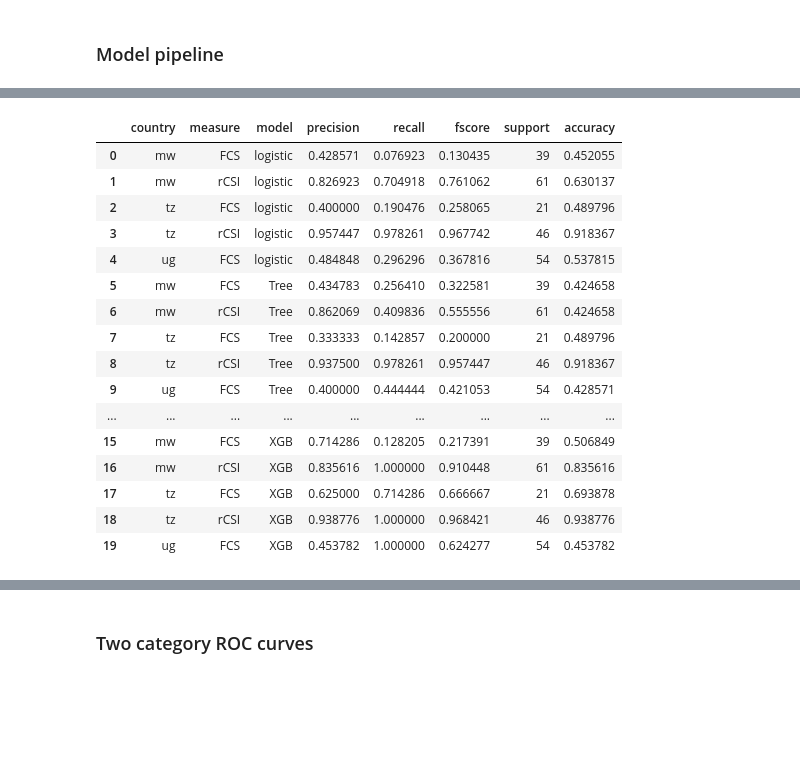
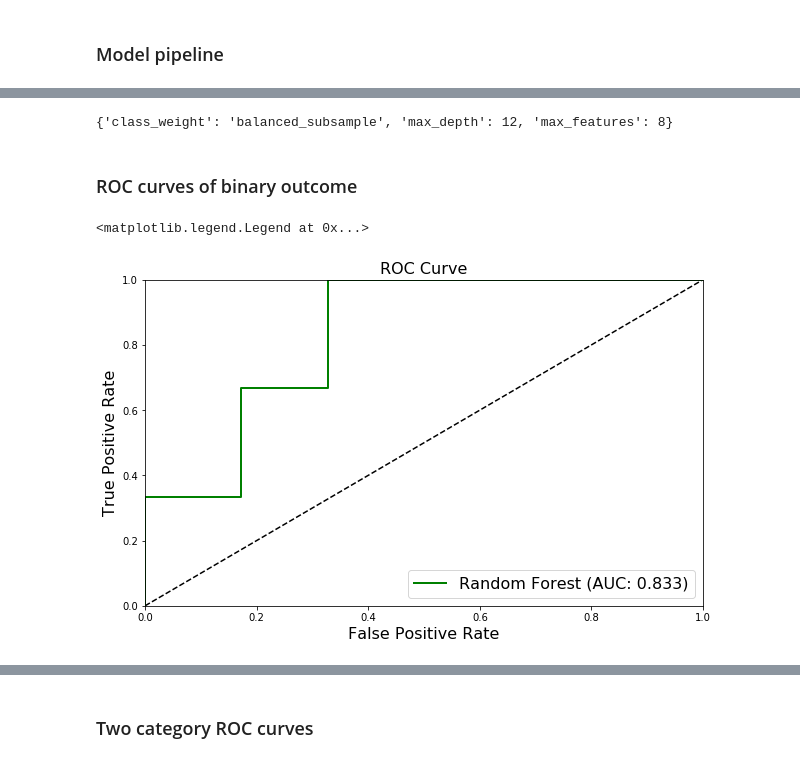
Before and after one commit to zhou100/FoodSecurityPrediction, a Jupyter notebook: feature_engineering.ipynb, the cells around one changed output, grey strips where cells are left out. Cells and saved outputs as stored; diff of their text form; code cells hidden in the pictures; blank space fills up the shorter version.

```diff
--- a/feature_engineering.ipynb
+++ b/feature_engineering.ipynb
@@ -45,6 +51,7 @@ from sklearn.metrics import accuracy_score
 url_mw = 'https://raw.githubusercontent.com/zhou100/FoodSecurityPrediction/master/data/clean/dataset/mw_dataset_cluster.csv'
 mw_village = pd.read_csv(url_mw)
 mw_village = mw_village.drop(['yearmon','FNID','lat_modified','lon_modified'],axis=1)
+#mw_village = mw_village.drop(['yearmon','FNID'],axis=1)
 
 
 # Tanzania Data
@@ -59,17 +66,17 @@ ug_village = pd.read_csv(url_ug)
 ug_village = ug_village.replace([np.inf, -np.inf], np.nan)
 
 # Malawi household Data
-url_mw_hh = 'https://raw.githubusercontent.com/zhou100/FoodSecurityPrediction/master/data/clean/household/mw_hh_aggregate.csv'
+url_mw_hh = 'https://raw.githubusercontent.com/zhou100/FoodSecurityPrediction/master/data/clean/dataset/mw_dataset_hh.csv'
 mw_hh = pd.read_csv(url_mw_hh)
 
 
 # Tanzania household Data
-url_tz_hh = 'https://raw.githubusercontent.com/zhou100/FoodSecurityPrediction/master/data/clean/household/tz_hh_aggregate.csv'
+url_tz_hh = 'https://raw.githubusercontent.com/zhou100/FoodSecurityPrediction/master/data/clean/dataset/tz_dataset_hh.csv'
 tz_hh = pd.read_csv(url_tz_hh)
 tz_hh=tz_hh.rename(index=str, columns={"clusterid": "ea_id"})
 
 # Uganda household Data
-url_ug_hh = 'https://raw.githubusercontent.com/zhou100/FoodSecurityPrediction/master/data/clean/household/ug_hh_aggregate.csv'
+url_ug_hh = 'https://raw.githubusercontent.com/zhou100/FoodSecurityPrediction/master/data/clean/dataset/ug_dataset_hh.csv'
 ug_hh = pd.read_csv(url_ug_hh)
 ug_hh = ug_hh[["HHID","FCS","FS_month","FS_year","ea_id"]]
 
@@ -82,6 +89,8 @@ print(mw_village.isnull().values.any())
 
 # check for any missing values (should return false)
 print(ug_hh.isnull().values.any())
+print(mw_hh.isnull().values.any())
+print(tz_hh.isnull().values.any())
 # %% [output]
 False
 False
@@ -693,20 +433,0 @@ Fitting 3 folds for each of 30 candidates, totalling 90 fits
-# %%
-third_category_mid
-# %% [output]
-|  | country | measure | model | precision | recall | fscore | support | accuracy |
-| 0 | mw | FCS | logistic | 0.428571 | 0.076923 | 0.130435 | 39 | 0.452055 |
-| 1 | mw | rCSI | logistic | 0.826923 | 0.704918 | 0.761062 | 61 | 0.630137 |
-| 2 | tz | FCS | logistic | 0.400000 | 0.190476 | 0.258065 | 21 | 0.489796 |
-| 3 | tz | rCSI | logistic | 0.957447 | 0.978261 | 0.967742 | 46 | 0.918367 |
-| 4 | ug | FCS | logistic | 0.484848 | 0.296296 | 0.367816 | 54 | 0.537815 |
-| 5 | mw | FCS | Tree | 0.434783 | 0.256410 | 0.322581 | 39 | 0.424658 |
-| 6 | mw | rCSI | Tree | 0.862069 | 0.409836 | 0.555556 | 61 | 0.424658 |
-| 7 | tz | FCS | Tree | 0.333333 | 0.142857 | 0.200000 | 21 | 0.489796 |
-| 8 | tz | rCSI | Tree | 0.937500 | 0.978261 | 0.957447 | 46 | 0.918367 |
-| 9 | ug | FCS | Tree | 0.400000 | 0.444444 | 0.421053 | 54 | 0.428571 |
-| ... | ... | ... | ... | ... | ... | ... | ... | ... |
-| 15 | mw | FCS | XGB | 0.714286 | 0.128205 | 0.217391 | 39 | 0.506849 |
-| 16 | mw | rCSI | XGB | 0.835616 | 1.000000 | 0.910448 | 61 | 0.835616 |
-| 17 | tz | FCS | XGB | 0.625000 | 0.714286 | 0.666667 | 21 | 0.693878 |
-| 18 | tz | rCSI | XGB | 0.938776 | 1.000000 | 0.968421 | 46 | 0.938776 |
-| 19 | ug | FCS | XGB | 0.453782 | 1.000000 | 0.624277 | 54 | 0.453782 |
@@ -712,0 +476,30 @@ third_category_mid
+# %%
+measure = 'rCSI'
+cut = 'bad'
+category = measure+'_binary_'+cut
+
+df_test,df_train = year_split("mw", mw_village)
+X_train,X_test,y_train_category,y_test_category,y_train_percent,y_test_percent = separate_y("mw",df_test,df_train)
+
+# baseline
+y_prob,y_test  = rfCLF(X_train,y_train_category[category],X_test,y_test_category[category],prob=True)
+tpr_rf,fpr_rf,auc_rf = get_roc(y_prob,y_test)
+# %% [output]
+{'class_weight': 'balanced_subsample', 'max_depth': 12, 'max_features': 8}
+# %% [markdown]
+### ROC curves of binary outcome
+# %%
+# ROC curve
+plt.figure(figsize=(10,6))
+plt.plot([0, 1], [0, 1], 'k--')  # random predictions curve
+plt.xlim([0.0, 1.0])
+plt.ylim([0.0, 1.0])
+#plt.plot(fpr_lr,tpr_lr,label="Logistic Regression (AUC: {:.3f})".format(auc_lr),linewidth=2)
+plt.plot(fpr_rf,tpr_rf,'g',label="Random Forest (AUC: {:.3f})".format(auc_rf),linewidth=2)
+plt.xlabel("False Positive Rate",fontsize=16)
+plt.ylabel("True Positive Rate",fontsize=16)
+plt.title("ROC Curve",fontsize=16)
+plt.legend(loc="lower right",fontsize=16)
+# %% [output]
+<matplotlib.legend.Legend at 0x...>
+[figure, added]
```
Also changed, not shown: parts of 40 cells of this notebook, 26 other files.
